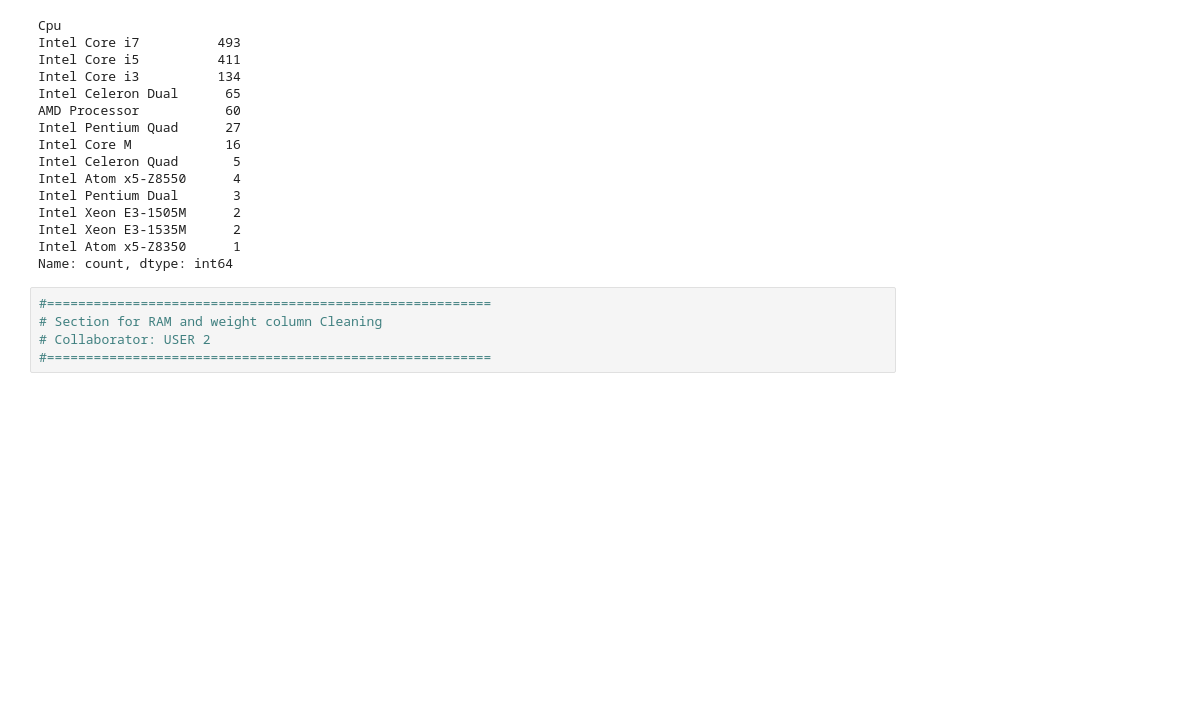
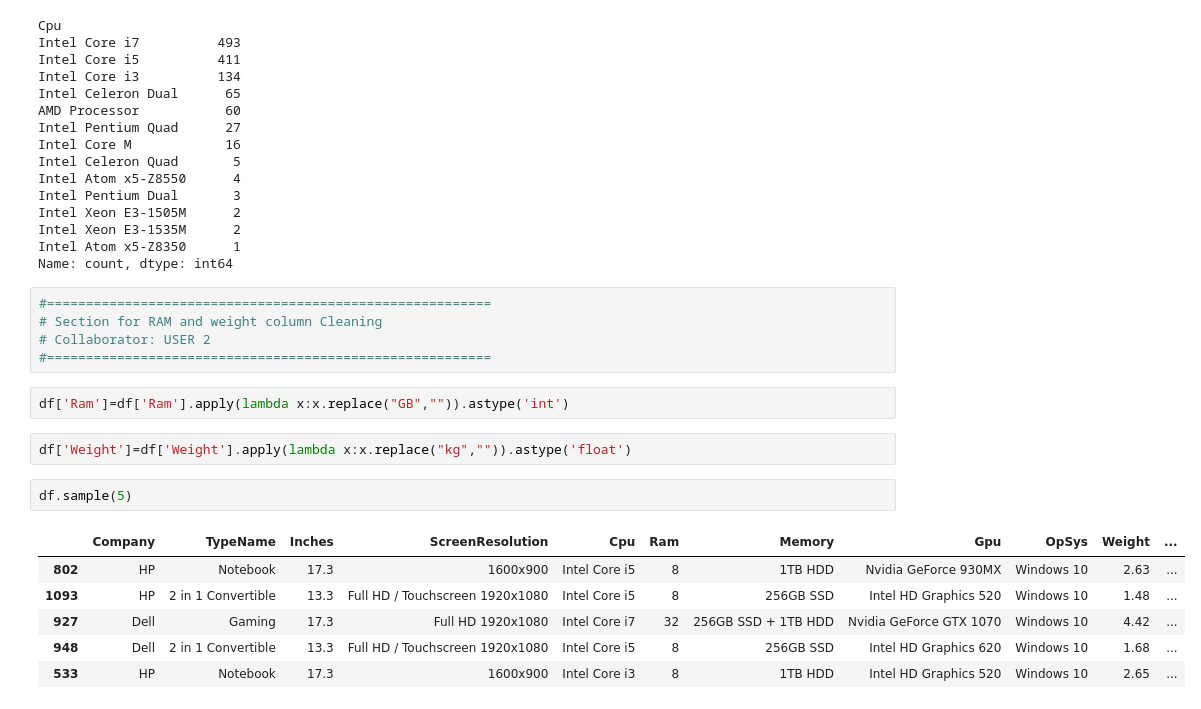
Before and after one commit to prabhalekar00096-hub/laptop-price-prediction-collaboration-, a Jupyter notebook: notebooks/Collabration_Laptop_Cleaning.ipynb, the cells around one changed output. Saved outputs shown, nothing was run; the diff lists cells and outputs as text; blank space fills up the shorter version.

Commit message:
RAM and Weight comums cleaned by USER 2

```diff
--- a/notebooks/Collabration_Laptop_Cleaning.ipynb
+++ b/notebooks/Collabration_Laptop_Cleaning.ipynb
@@ -93,3 +93,16 @@ Name: count, dtype: int64
 # Section for RAM and weight column Cleaning
 # Collaborator: USER 2
 #=========================================================
+# %%
+df['Ram']=df['Ram'].apply(lambda x:x.replace("GB","")).astype('int')
+# %%
+df['Weight']=df['Weight'].apply(lambda x:x.replace("kg","")).astype('float')
+# %%
+df.sample(5)
+# %% [output]
+|  | Company | TypeName | Inches | ScreenResolution | Cpu | Ram | Memory | Gpu | OpSys | Weight | ... |
+| 802 | HP | Notebook | 17.3 | 1600x900 | Intel Core i5 | 8 | 1TB HDD | Nvidia GeForce 930MX | Windows 10 | 2.63 | ... |
+| 1093 | HP | 2 in 1 Convertible | 13.3 | Full HD / Touchscreen 1920x1080 | Intel Core i5 | 8 | 256GB SSD | Intel HD Graphics 520 | Windows 10 | 1.48 | ... |
+| 927 | Dell | Gaming | 17.3 | Full HD 1920x1080 | Intel Core i7 | 32 | 256GB SSD + 1TB HDD | Nvidia GeForce GTX 1070 | Windows 10 | 4.42 | ... |
+| 948 | Dell | 2 in 1 Convertible | 13.3 | Full HD / Touchscreen 1920x1080 | Intel Core i5 | 8 | 256GB SSD | Intel HD Graphics 620 | Windows 10 | 1.68 | ... |
+| 533 | HP | Notebook | 17.3 | 1600x900 | Intel Core i3 | 8 | 1TB HDD | Intel HD Graphics 520 | Windows 10 | 2.65 | ... |
```
